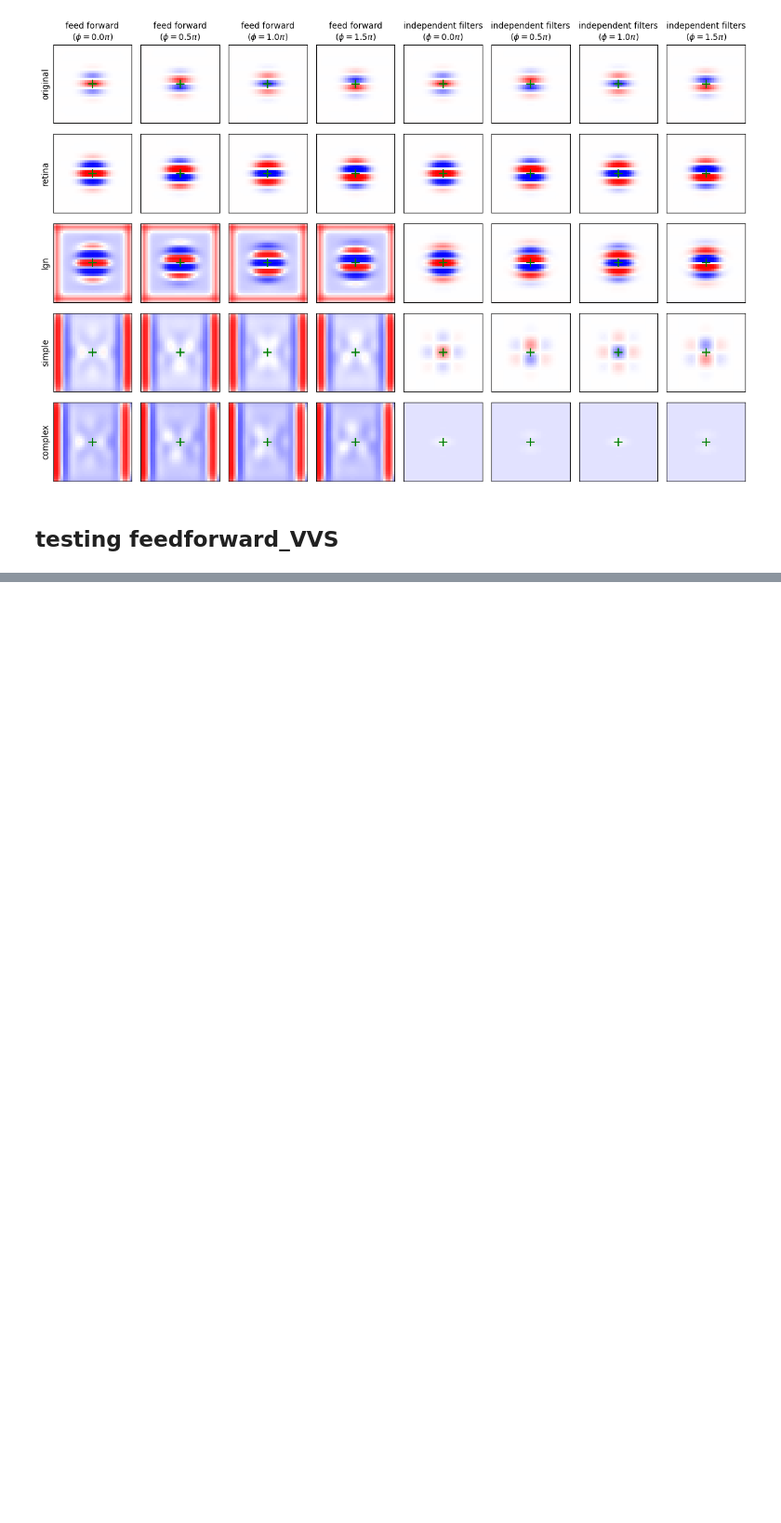
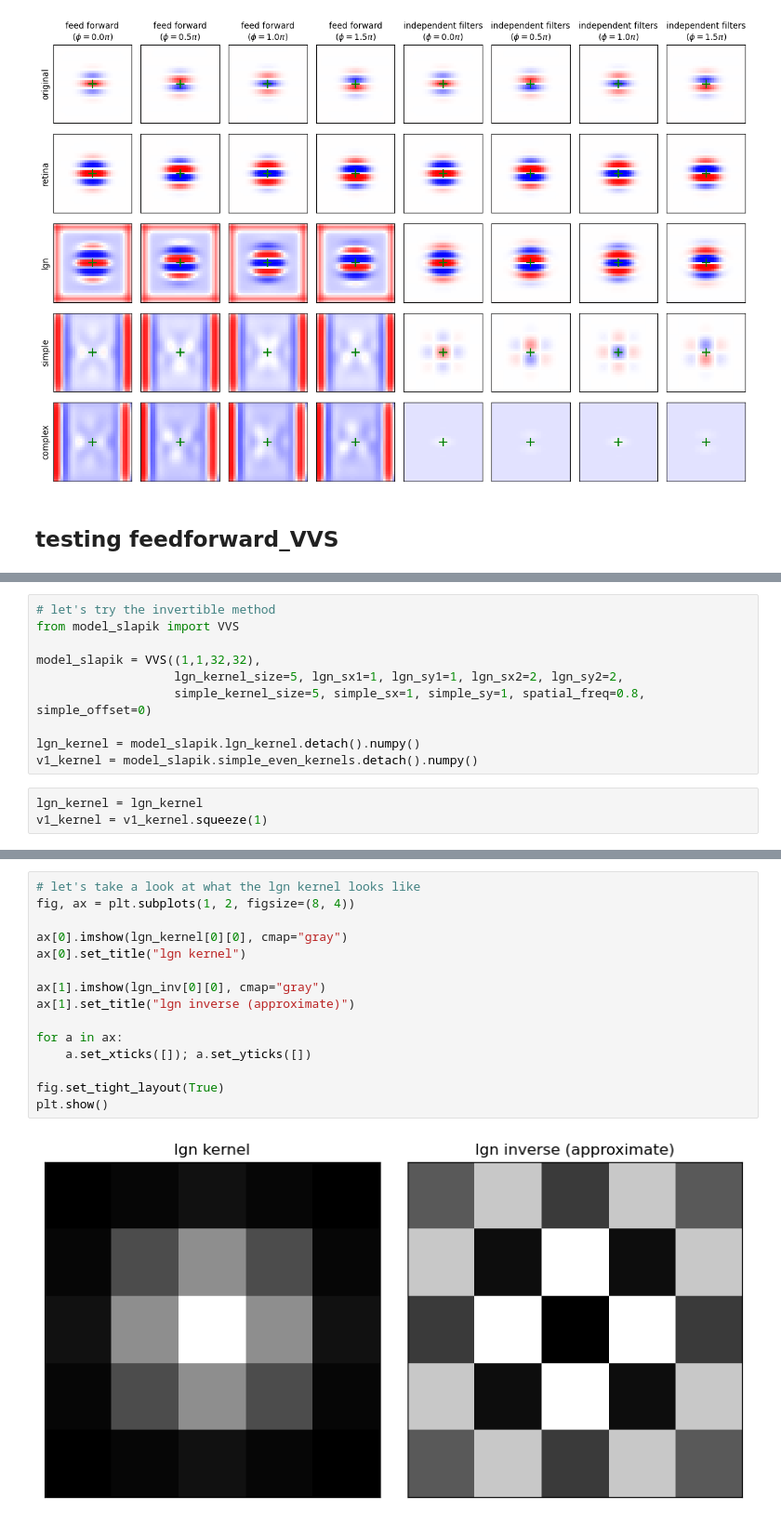
Before and after one commit to MarioDipoppa/thalamocortical_powerlaw, a Jupyter notebook: testing.ipynb, the cells around one changed output, grey strips where cells are left out. Shown at 93% size. Drawn from its saved outputs; the diff is of its cells as text; blank space fills up the shorter version.

```diff
--- a/testing.ipynb
+++ b/testing.ipynb
@@ -658,0 +783,13 @@ plt.show()
+# %%
+# let's try the invertible method
+from model_slapik import VVS
+
+model_slapik = VVS((1,1,32,32),
+                   lgn_kernel_size=5, lgn_sx1=1, lgn_sy1=1, lgn_sx2=2, lgn_sy2=2,
+                   simple_kernel_size=5, simple_sx=1, simple_sy=1, spatial_freq=0.8, simple_offset=0)
+
+lgn_kernel = model_slapik.lgn_kernel.detach().numpy()
+v1_kernel = model_slapik.simple_even_kernels.detach().numpy()
+# %%
+lgn_kernel = lgn_kernel
+v1_kernel = v1_kernel.squeeze(1)
@@ -658,0 +810,17 @@ plt.show()
+# %%
+# let's take a look at what the lgn kernel looks like
+fig, ax = plt.subplots(1, 2, figsize=(8, 4))
+
+ax[0].imshow(lgn_kernel[0][0], cmap="gray")
+ax[0].set_title("lgn kernel")
+
+ax[1].imshow(lgn_inv[0][0], cmap="gray")
+ax[1].set_title("lgn inverse (approximate)")
+
+for a in ax:
+    a.set_xticks([]); a.set_yticks([])
+
+fig.set_tight_layout(True)
+plt.show()
+# %% [output]
+[figure, added]
```
Also changed, not shown: parts of 43 cells of this notebook, 6 other files.
